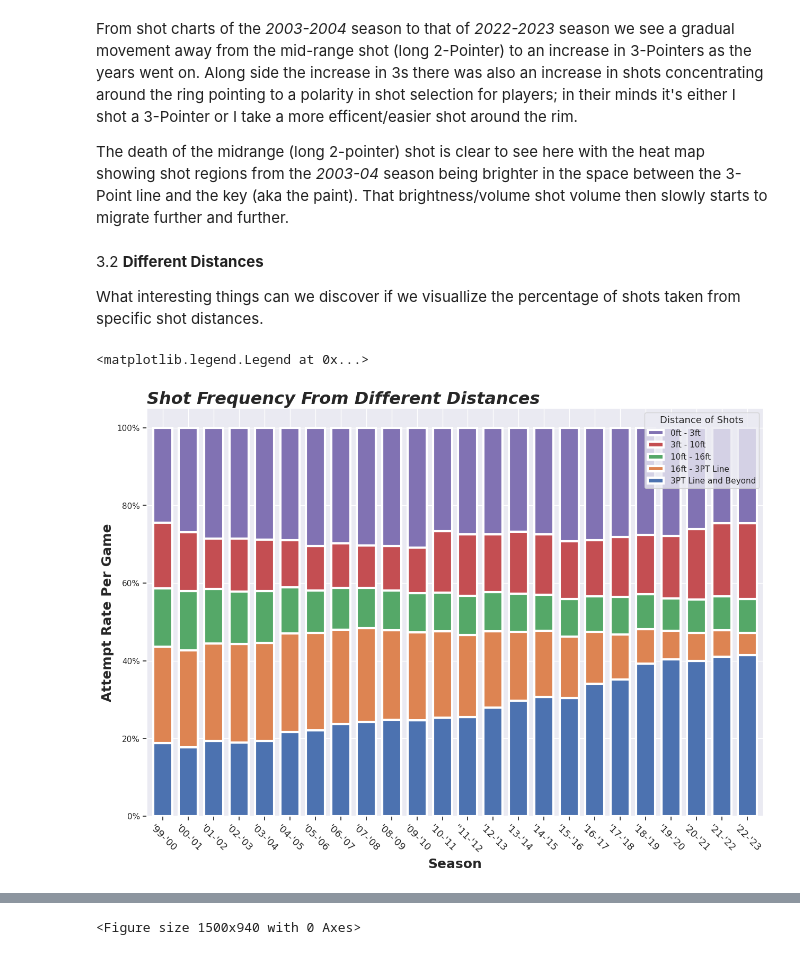
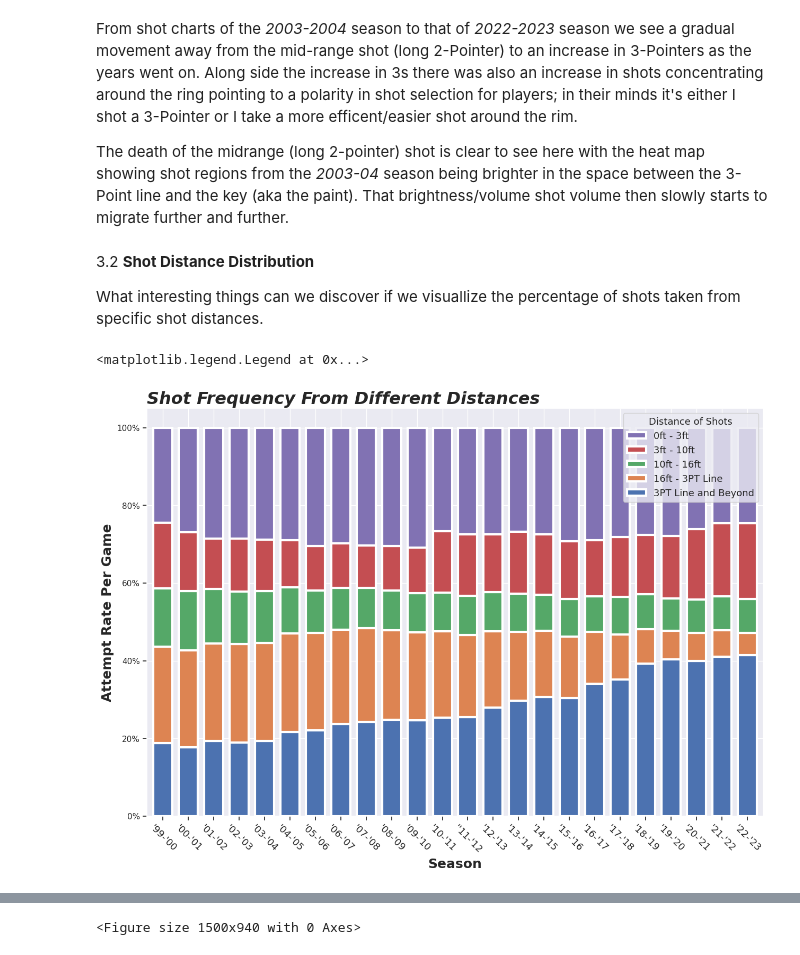
Before and after one commit to RafaelJMinaya/NBA-3Point-Shooting-Analysis, a Jupyter notebook: nba-3-point-shooting-evolution.ipynb, the cells around one changed output, grey strips where cells are left out. Drawn from its saved outputs; the diff is of its cells as text; code cells hidden in the pictures.

```diff
--- a/nba-3-point-shooting-evolution.ipynb
+++ b/nba-3-point-shooting-evolution.ipynb
@@ -642,7 +648,7 @@ From shot charts of the *2003-2004* season to that of *2022-2023* season we see
 
 The death of the midrange (long 2-pointer) shot is clear to see here with the heat map showing shot regions from the *2003-04* season being brighter in the space between the 3-Point line and the key (aka the paint). That brightness/volume shot volume then slowly starts to migrate further and further.
 # %% [markdown]
-3.2 **Different Distances**
+3.2 **Shot Distance Distribution**
 
 What interesting things can we discover if we visuallize the percentage of shots taken from specific shot distances.
 # %%
@@ -669,34 +675,34 @@ ax.yaxis.set_major_formatter(FuncFormatter(lambda y, _: '{:.0%}'.format(y)))
 ax.set_xticks(range(len(attempted.set_index('season'))))
 ax.set_xticklabels(["'99-'00", "'00-'01", "'01-'02", "'02-'03", "'03-'04", "'04-'05", "'05-'06", "'06-'07", "'07-'08", "'08-'09", "'09-'10", "'10-'11", "''11-'12", "'12-'13", "'13-'14", "'14-'15", "'15-'16", "'16-'17", "'17-'18", "'18-'19", "'19-'20", "'20-'21","'21-'22", "'22-'23"],
                    rotation=-45,
                    size=13)
 ax.tick_params(bottom=True,
                left=True)
 
 #LABELS
 ax.axes.set_title('Shot Frequency From Different Distances',
                   fontsize=23,
                   loc='left',
                   fontweight='bold',
                   fontstyle='oblique')
 ax.set_xlabel("Season",
               fontsize=18,
               fontweight='bold')
 ax.set_ylabel("Attempt Rate Per Game",
               fontsize=18,
               fontweight='bold')
 
 
 #LEGEND
 handles, labels = ax.get_legend_handles_labels()
 ax.legend(reversed(handles),
           reversed(["3PT Line and Beyond", "16ft - 3PT Line", "10ft - 16ft", "3ft - 10ft", "0ft - 3ft"]),
           title='Distance of Shots',
           loc='upper right',
           title_fontsize= 13,
-          fontsize = 11)
+          fontsize = 13)
 # %% [output]
 <matplotlib.legend.Legend at 0x...>
-[figure, old version]
+[figure, new version]
 # %% [markdown]
 Looking into the percentage of shots attempted from certain distances on the court one can see most shot rates from certain distances staying around a similar percentage range while one in particular almost being gone completely. The "16ft to 3-Point line shot (24ft)" is almost going extinct with the boom of the 3-Point shot eating away at shots that would be taken at that distance historically. That being said the mid range shot (long 2-Pointer) isn't necessarly dead as stars like Kevin Durant, Demar Derozan, and Devin Booker are still know for incorporating such a shot into their arsenal.
```
Also changed, not shown: parts of 24 cells of this notebook.
